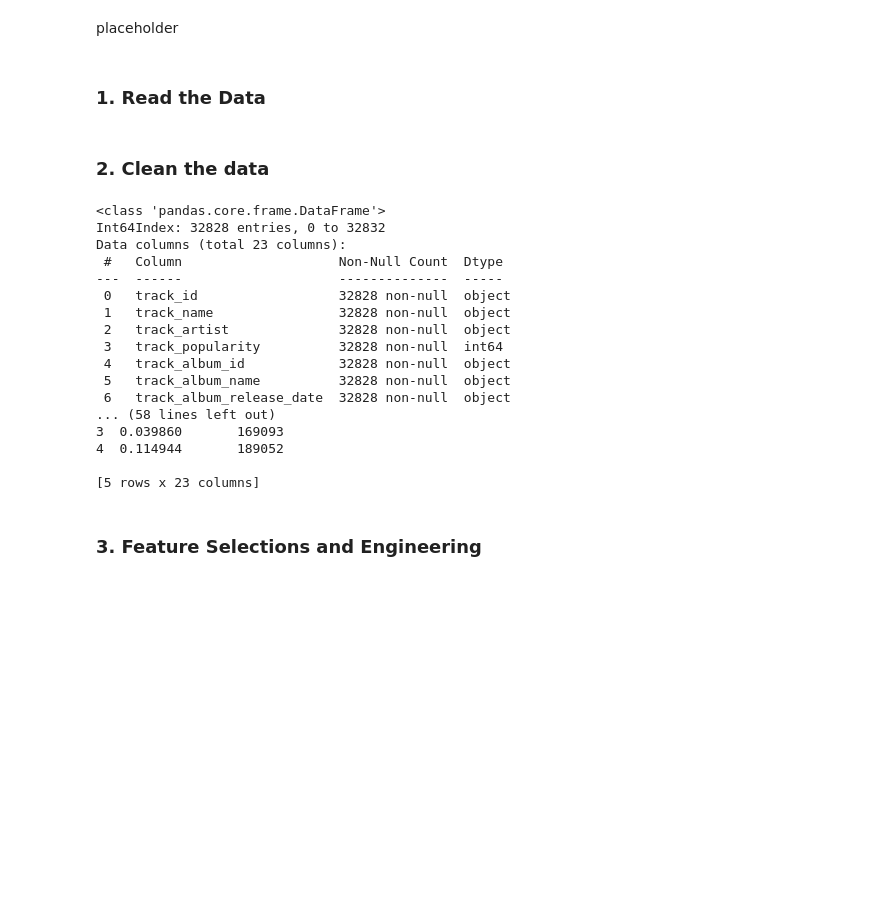
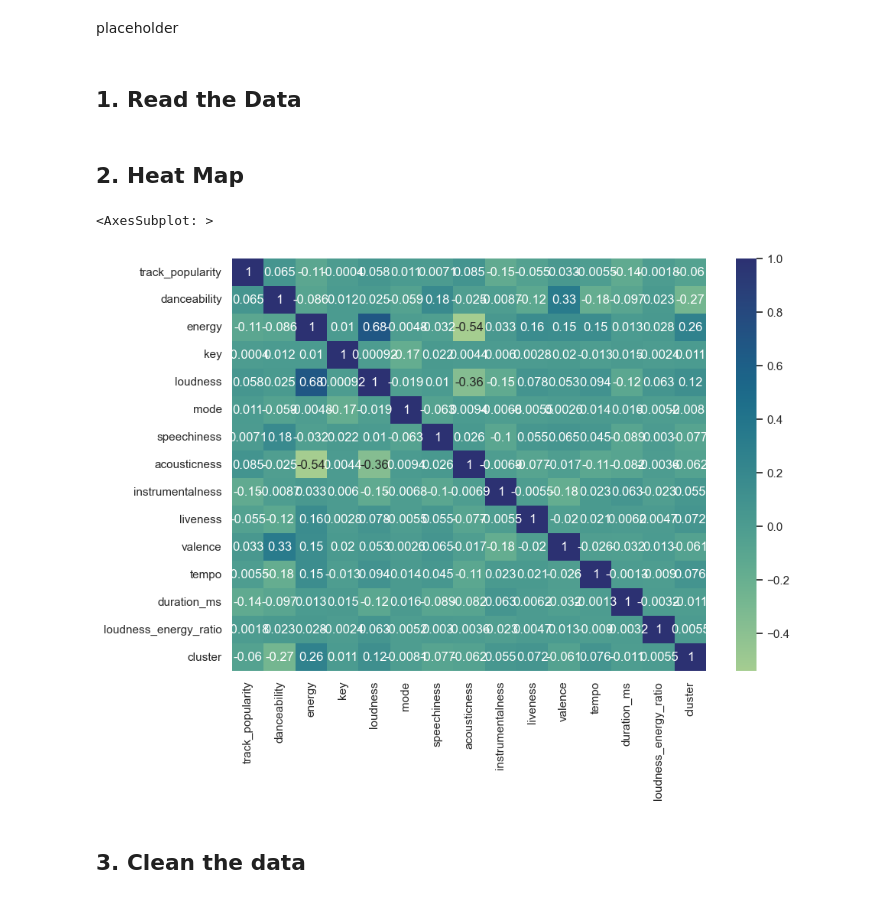
Before and after one commit to EzioA666/BA476, a Jupyter notebook: Group Project/BA476 Group Project.ipynb, the cells around one changed output. Saved outputs shown, nothing was run; the diff lists cells and outputs as text; code cells hidden in the pictures; blank space fills up the shorter version.

```diff
--- a/Group Project/BA476 Group Project.ipynb
+++ b/Group Project/BA476 Group Project.ipynb
@@ -18,45 +25,19 @@ import math
 # %% [markdown]
 placeholder
 # %% [markdown]
-### 1. Read the Data
+## 1. Read the Data
 # %%
 df = pd.read_csv("/Users/yunzheyu/Desktop/Classes/BA476/Group Project/archive/spotify_songs.csv")
+# %% [markdown]
+## 2. Heat Map
+# %%
+# heatmap by musics
+numerical_columns = df.select_dtypes(include=np.number).columns.tolist()
+categorical_columns = df.select_dtypes(exclude=np.number).columns.tolist()
+plt.figure(figsize=(10,7))
+sns.heatmap(data=df[numerical_columns].corr(),annot=True,cmap='crest')
+# %% [output]
+<AxesSubplot: >
+[figure, added]
 # %% [markdown]
-### 2. Clean the data
+## 3. Clean the data
-# %%
-
-# Handling Missing Values
-# Since missing values are in 'track_name', 'track_artist', and 'track_album_name', we'll drop rows with any missing information
-df.dropna(subset=['track_name', 'track_artist', 'track_album_name'], inplace=True)
-
-# Removing Duplicates
-df = df.drop_duplicates()
-
-# Standardizing Numerical Columns
-# For illustration, let's standardize the 'loudness' and 'tempo' columns
-scaler = StandardScaler()
-df[['loudness', 'tempo']] = scaler.fit_transform(df[['loudness', 'tempo']])
-
-# Checking the dataframe after cleaning
-print(df.info())
-print(df.head())
-# %% [output]
-<class 'pandas.core.frame.DataFrame'>
-Int64Index: 32828 entries, 0 to 32832
-Data columns (total 23 columns):
- #   Column                    Non-Null Count  Dtype
----  ------                    --------------  -----
- 0   track_id                  32828 non-null  object
- 1   track_name                32828 non-null  object
- 2   track_artist              32828 non-null  object
- 3   track_popularity          32828 non-null  int64
- 4   track_album_id            32828 non-null  object
- 5   track_album_name          32828 non-null  object
- 6   track_album_release_date  32828 non-null  object
-... (58 lines left out)
-3  0.039860       169093
-4  0.114944       189052
-
-[5 rows x 23 columns]
-# %% [markdown]
-### 3. Feature Selections and Engineering
```
Also changed, not shown: parts of 13 cells of this notebook, 3 other files.
